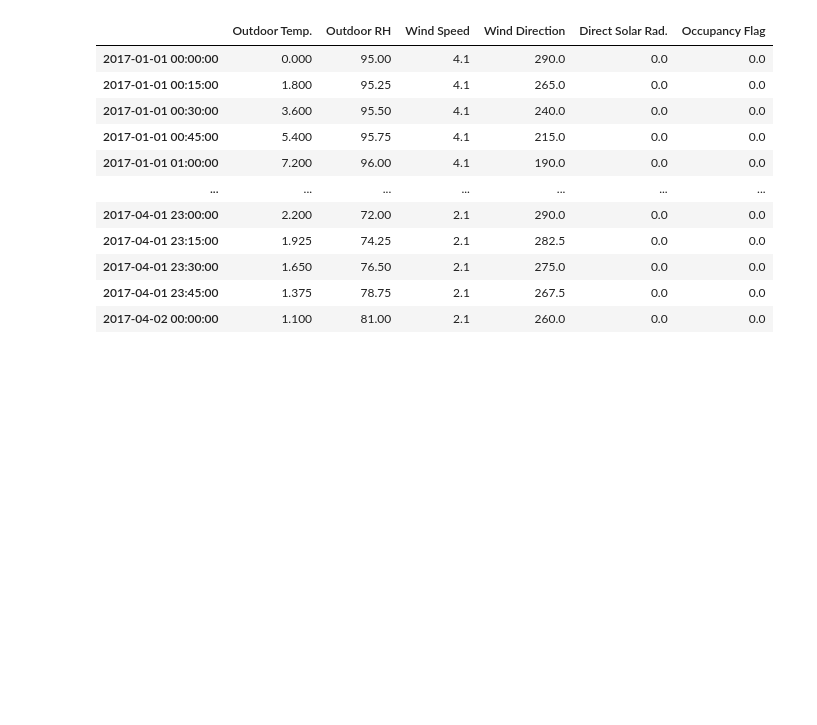
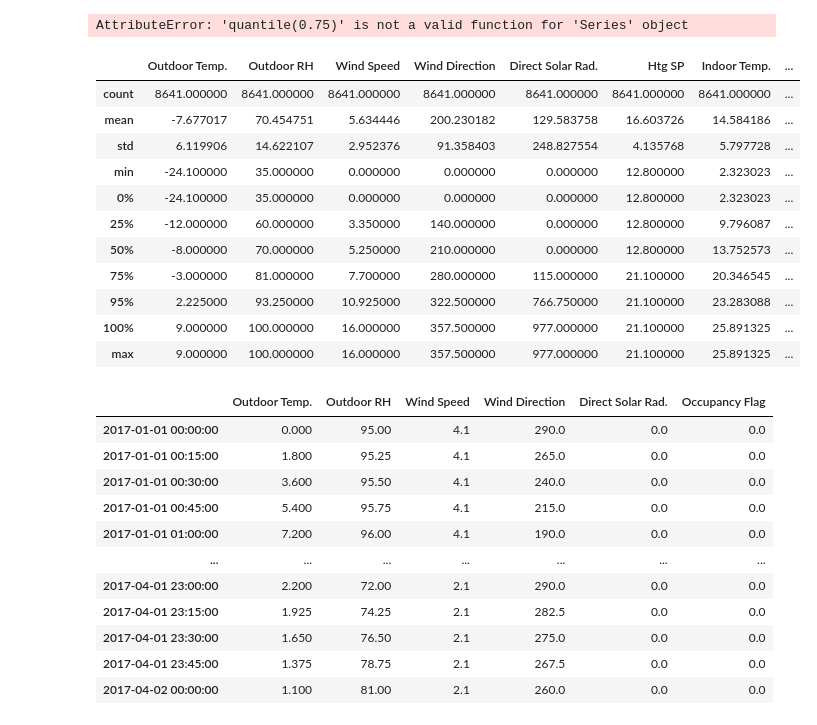
Before and after one commit to raph84/Gnu-RL, a Jupyter notebook: agent/dist.ipynb, the cells around one changed output. Saved outputs shown, nothing was run; the diff lists cells and outputs as text; code cells hidden in the pictures; blank space fills up the shorter version.

```diff
--- a/agent/dist.ipynb
+++ b/agent/dist.ipynb
@@ -14,6 +14,27 @@ target_name = ["Indoor Temp. Setpoint"]
 obs = pd.read_pickle("results/Dist-TMY3.pkl")
 target = obs[target_name]
 disturbance = obs[dist_name]
+# %%
+
+perf = pd.read_pickle("results/perf_rl_obs.pkl")
+perf.agg([min, max, 'mean','quantile'])
+# %% [output]
+AttributeError: 'quantile(0.75)' is not a valid function for 'Series' object
+# %%
+perf.describe(percentiles=[0, 0.25, 0.5, 0.75, 0.95, 1])
+# %% [output]
+|  | Outdoor Temp. | Outdoor RH | Wind Speed | Wind Direction | Direct Solar Rad. | Htg SP | Indoor Temp. | ... |
+| count | 8641.000000 | 8641.000000 | 8641.000000 | 8641.000000 | 8641.000000 | 8641.000000 | 8641.000000 | ... |
+| mean | -7.677017 | 70.454751 | 5.634446 | 200.230182 | 129.583758 | 16.603726 | 14.584186 | ... |
+| std | 6.119906 | 14.622107 | 2.952376 | 91.358403 | 248.827554 | 4.135768 | 5.797728 | ... |
+| min | -24.100000 | 35.000000 | 0.000000 | 0.000000 | 0.000000 | 12.800000 | 2.323023 | ... |
+| 0% | -24.100000 | 35.000000 | 0.000000 | 0.000000 | 0.000000 | 12.800000 | 2.323023 | ... |
+| 25% | -12.000000 | 60.000000 | 3.350000 | 140.000000 | 0.000000 | 12.800000 | 9.796087 | ... |
+| 50% | -8.000000 | 70.000000 | 5.250000 | 210.000000 | 0.000000 | 12.800000 | 13.752573 | ... |
+| 75% | -3.000000 | 81.000000 | 7.700000 | 280.000000 | 115.000000 | 21.100000 | 20.346545 | ... |
+| 95% | 2.225000 | 93.250000 | 10.925000 | 322.500000 | 766.750000 | 21.100000 | 23.283088 | ... |
+| 100% | 9.000000 | 100.000000 | 16.000000 | 357.500000 | 977.000000 | 21.100000 | 25.891325 | ... |
+| max | 9.000000 | 100.000000 | 16.000000 | 357.500000 | 977.000000 | 21.100000 | 25.891325 | ... |
 # %%
 disturbance
 # %% [output]
```
Also changed, not shown: parts of 3 cells of this notebook, 26 other files.
